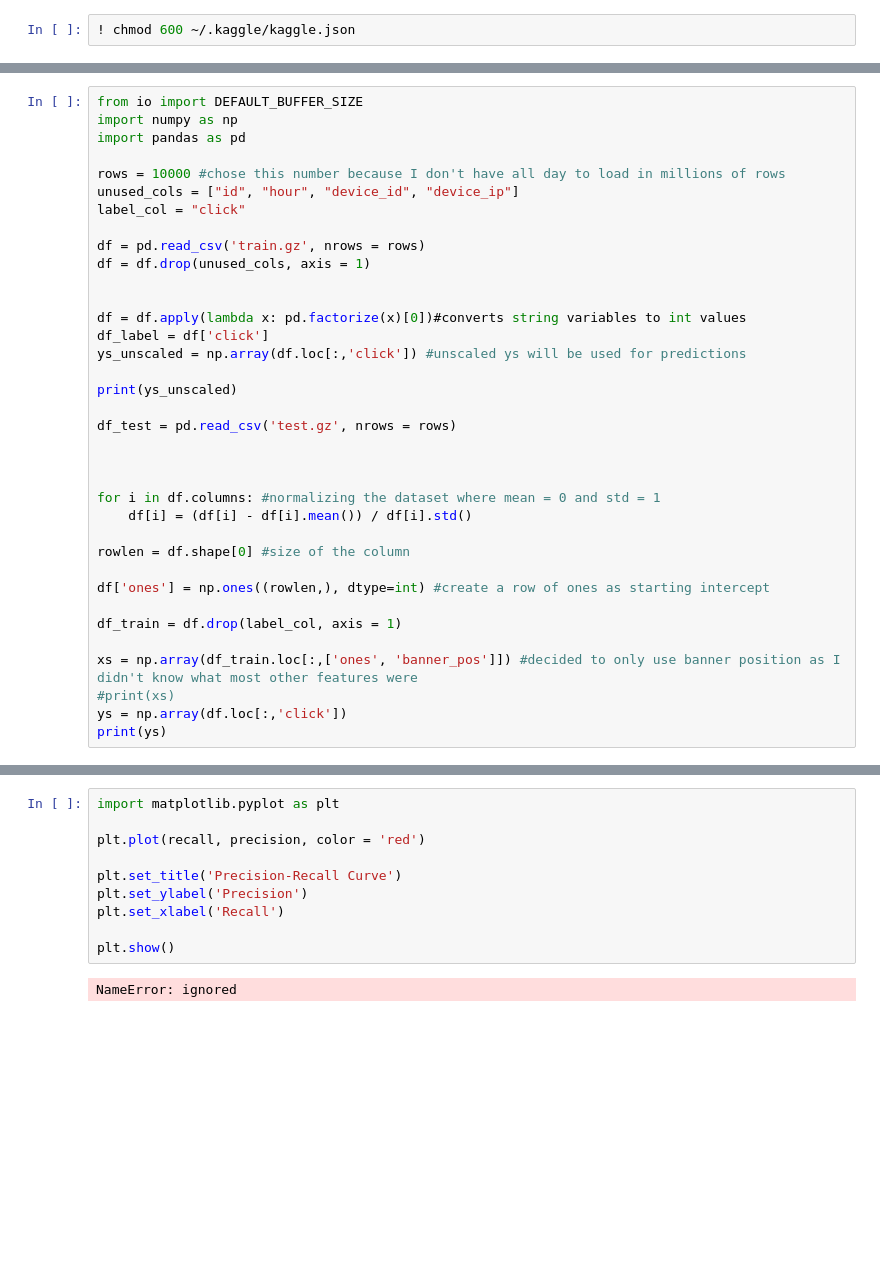
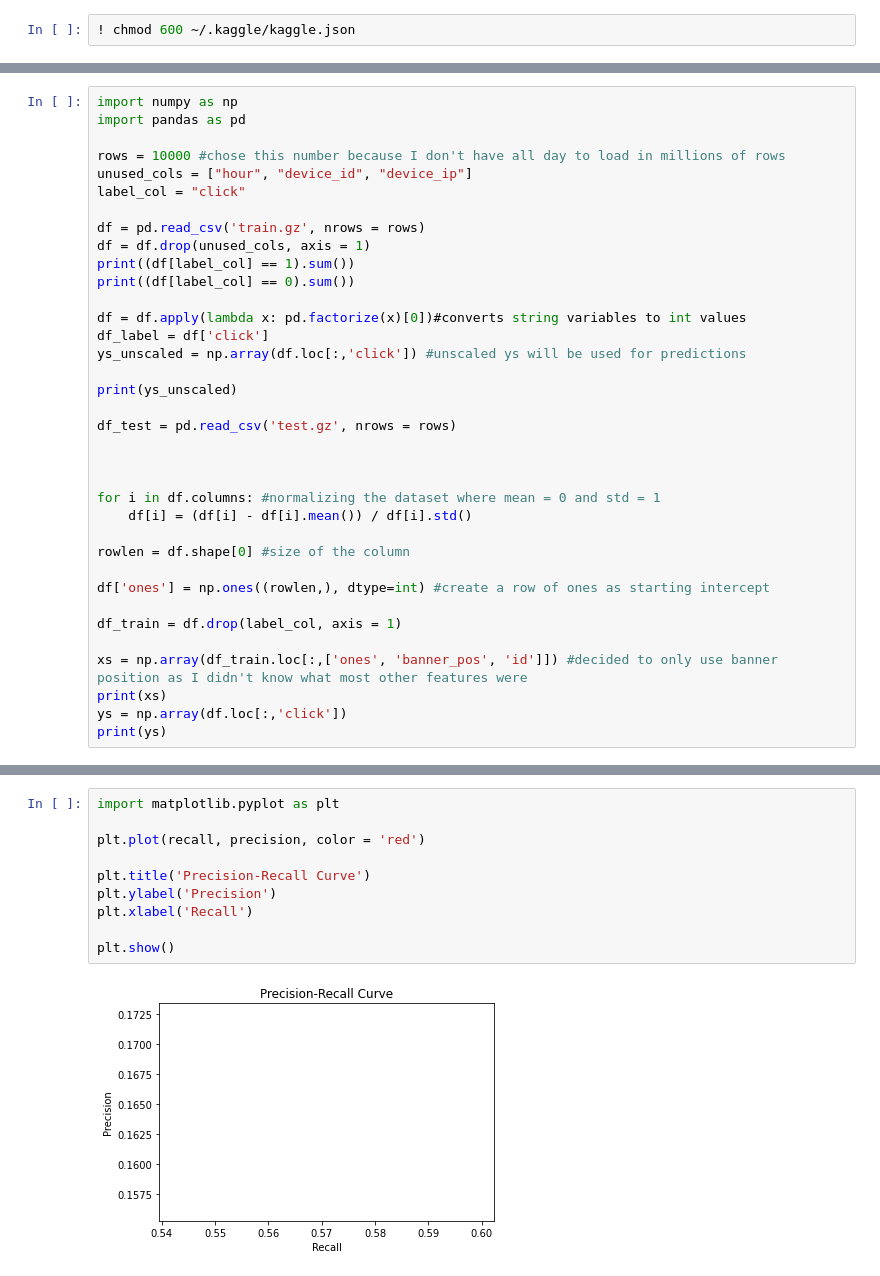
Before and after one commit to MichaelHalaj/Data-Science-CS301, a Jupyter notebook: Logistic_Regression_Assignment2.ipynb, the cells around one changed output, grey strips where cells are left out. Drawn from its saved outputs; the diff is of its cells as text; blank space fills up the shorter version.

```diff
--- a/Logistic_Regression_Assignment2.ipynb
+++ b/Logistic_Regression_Assignment2.ipynb
@@ -31,15 +33,15 @@ Archive:  avazu-ctr-prediction.zip
 # %%
-from io import DEFAULT_BUFFER_SIZE
 import numpy as np
 import pandas as pd
 
 rows = 10000 #chose this number because I don't have all day to load in millions of rows
-unused_cols = ["id", "hour", "device_id", "device_ip"]
+unused_cols = ["hour", "device_id", "device_ip"]
 label_col = "click"
 
 df = pd.read_csv('train.gz', nrows = rows)
 df = df.drop(unused_cols, axis = 1)
-
+print((df[label_col] == 1).sum())
+print((df[label_col] == 0).sum())
 
 df = df.apply(lambda x: pd.factorize(x)[0])#converts string variables to int values
 df_label = df['click']
@@ -60,8 +62,8 @@ df['ones'] = np.ones((rowlen,), dtype=int) #create a row of ones as starting int
 
 df_train = df.drop(label_col, axis = 1)
 
-xs = np.array(df_train.loc[:,['ones', 'banner_pos']]) #decided to only use banner position as I didn't know what most other features were
-#print(xs)
+xs = np.array(df_train.loc[:,['ones', 'banner_pos', 'id']]) #decided to only use banner position as I didn't know what most other features were
+print(xs)
 ys = np.array(df.loc[:,'click'])
 print(ys)
 # %% [output]
@@ -238,12 +237,12 @@ ZeroDivisionError: ignored
 # %%
 import matplotlib.pyplot as plt
 
 plt.plot(recall, precision, color = 'red')
 
-plt.set_title('Precision-Recall Curve')
-plt.set_ylabel('Precision')
-plt.set_xlabel('Recall')
+plt.title('Precision-Recall Curve')
+plt.ylabel('Precision')
+plt.xlabel('Recall')
 
 plt.show()
 # %% [output]
-NameError: ignored
+[figure, added]
```
Also changed, not shown: parts of 8 cells of this notebook.
